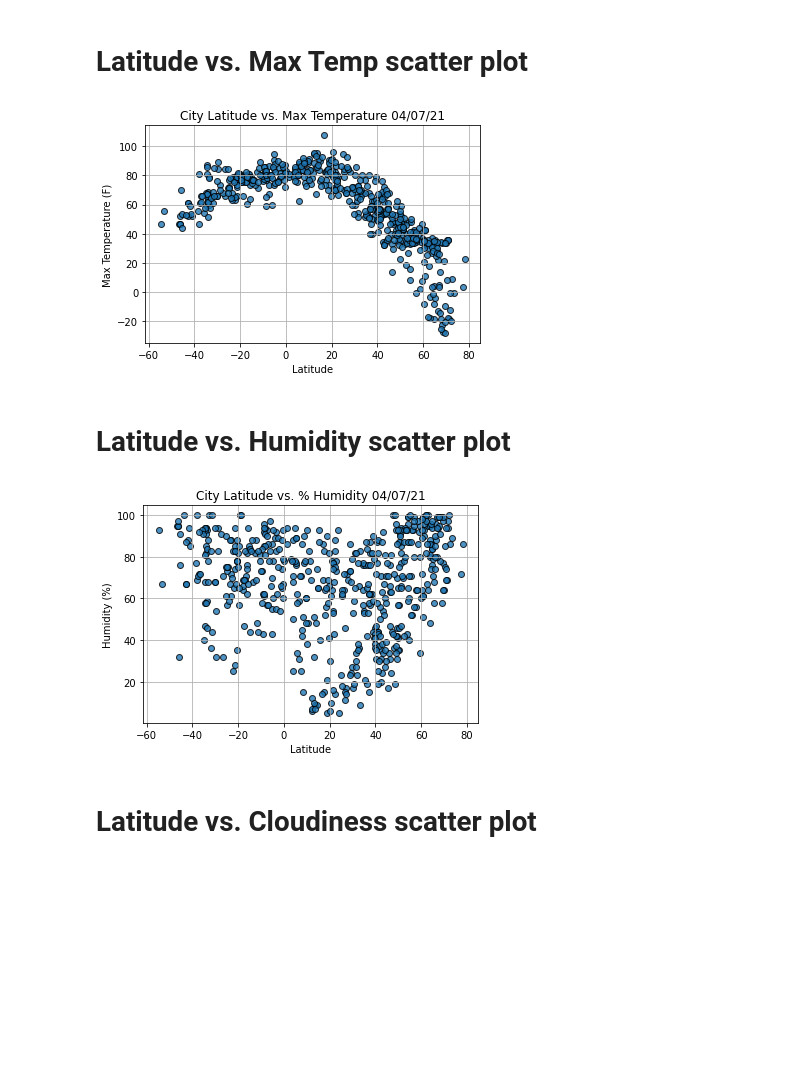
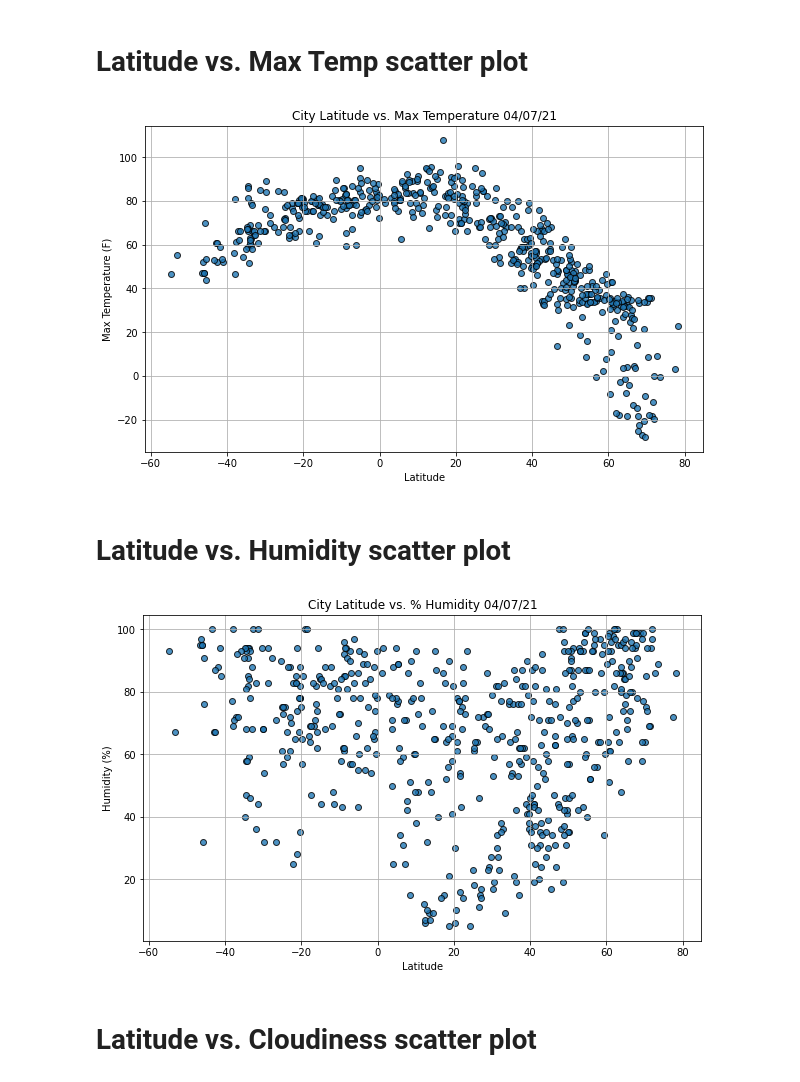
Before and after one commit to jilek/World_Weather_Analysis, a Jupyter notebook: WeatherPy.ipynb, the cells around one changed output. Drawn from its saved outputs; the diff is of its cells as text; code cells hidden in the pictures; blank space fills up the shorter version.

```diff
--- a/WeatherPy.ipynb
+++ b/WeatherPy.ipynb
@@ -191,30 +191,32 @@ wind_speed = city_data_df["Wind Speed"]
 # %%
 # Import time module
 import time
 
 # Build the scatter plot for latitude vs. max temperature.
+plt.subplots(figsize=(10, 6))
 plt.scatter(lats,
             max_temps,
             edgecolor="black", linewidths=1, marker="o",
             alpha=0.8, label="Cities")
 
 # Incorporate the other graph properties.
 plt.title(f"City Latitude vs. Max Temperature "+ time.strftime("%x"))
 plt.ylabel("Max Temperature (F)")
 plt.xlabel("Latitude")
 plt.grid(True)
 
 # Save the figure.
 plt.savefig("weather_data/Fig1.png")
 
 # Show plot.
 plt.show()
 # %% [output]
-[figure, old version]
+[figure, new version]
 # %% [markdown]
 # Latitude vs. Humidity scatter plot
 # %%
 # Build the scatter plots for latitude vs. humidity.
+plt.subplots(figsize=(10, 6))
 plt.scatter(lats,
             humidity,
             edgecolor="black", linewidths=1, marker="o",
@@ -230,7 +232,7 @@ plt.savefig("weather_data/Fig2.png")
 # Show plot.
 plt.show()
 # %% [output]
-[figure, old version]
+[figure, new version]
 # %% [markdown]
 # Latitude vs. Cloudiness scatter plot
 # %%
```
Also changed, not shown: parts of 9 cells of this notebook, 12 other files.
